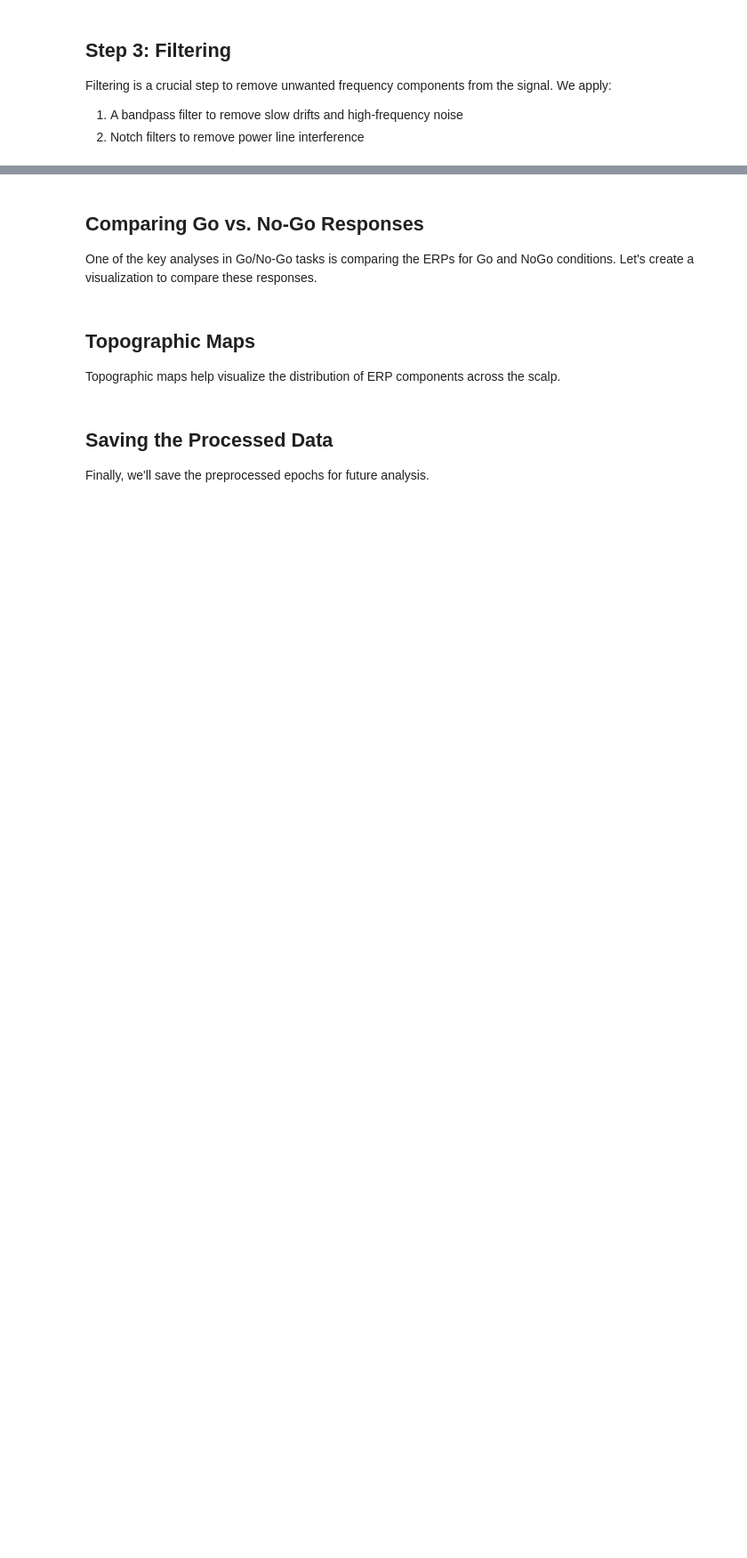
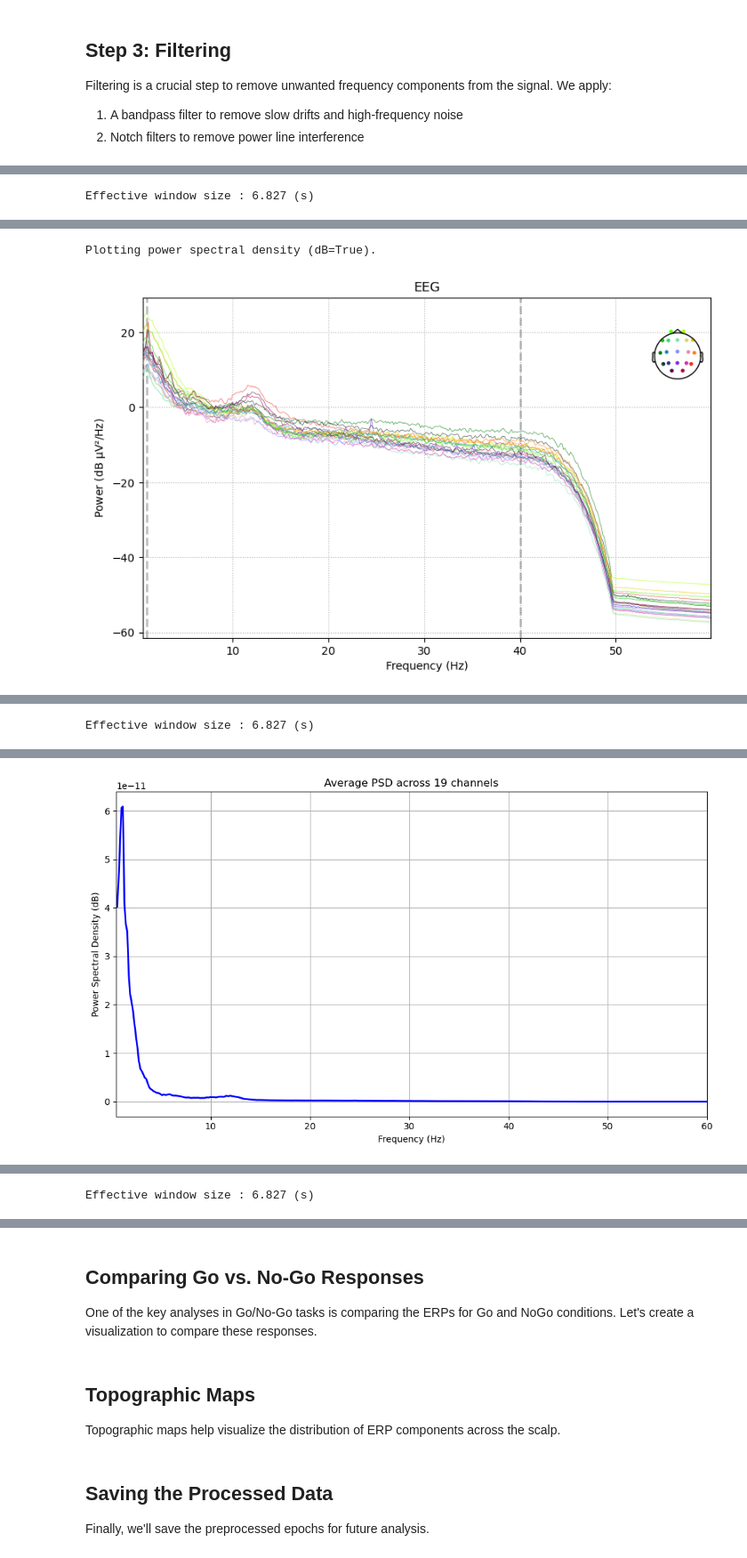
Before and after one commit to UNFmontreal/neurotheque_resources, a Jupyter notebook: notebooks/preprocessing/gonogo_minimal_preprocessing.ipynb, the cells around one changed output, grey strips where cells are left out. Shown: that part at 89% size. Cells and saved outputs as stored; diff of their text form; code cells hidden in the pictures; blank space fills up the shorter version.

```diff
--- a/notebooks/preprocessing/gonogo_minimal_preprocessing.ipynb
+++ b/notebooks/preprocessing/gonogo_minimal_preprocessing.ipynb
@@ -308,0 +273,45 @@ none
+# %%
+# Example of using the spectral analysis utilities
+from scr.utils.spectral import compute_and_plot_psd
+
+# Plot standard PSD
+logger.info("Plotting standard PSD")
+try:
+    compute_and_plot_psd(raw,
+                        fmin=0.5,
+                        fmax=filter_config['params']['h_freq']*1.5,
+                        picks='eeg',
+                        plot_type='standard')
+except Exception as e:
+    logger.error(f"Error plotting standard PSD: {str(e)}")
+
+# Plot average PSD across channels
+logger.info("Plotting average PSD")
+try:
+    compute_and_plot_psd(raw,
+                        fmin=0.5,
+                        fmax=filter_config['params']['h_freq']*1.5,
+                        picks='eeg',
+                        plot_type='average',
+                        plot_kwargs={'color': 'blue', 'linewidth': 2})
+except Exception as e:
+    logger.error(f"Error plotting average PSD: {str(e)}")
+
+# Plot PSD by frequency bands
+logger.info("Plotting PSD by frequency bands")
+try:
+    compute_and_plot_psd(raw,
+                        fmin=0.5,
+                        fmax=45,
+                        picks='eeg',
+                        plot_type='bands',
+                        plot_kwargs={'bands': {
+                            'delta': (1, 4),
+                            'theta': (4, 8),
+                            'alpha': (8, 13),
+                            'beta': (13, 30),
+                            'gamma': (30, 45)
+                        }})
+except Exception as e:
+    logger.error(f"Error plotting PSD by frequency bands: {str(e)}")
+# %% [output]
@@ -308,0 +320 @@ none
+Effective window size : 6.827 (s)
@@ -308,0 +322,2 @@ none
+Plotting power spectral density (dB=True).
+[figure, added]
@@ -308,0 +326 @@ none
+Effective window size : 6.827 (s)
@@ -308,0 +328 @@ none
+[figure, added]
@@ -308,0 +331 @@ none
+Effective window size : 6.827 (s)
```
Also changed, not shown: parts of 22 cells of this notebook, 7 other files.
